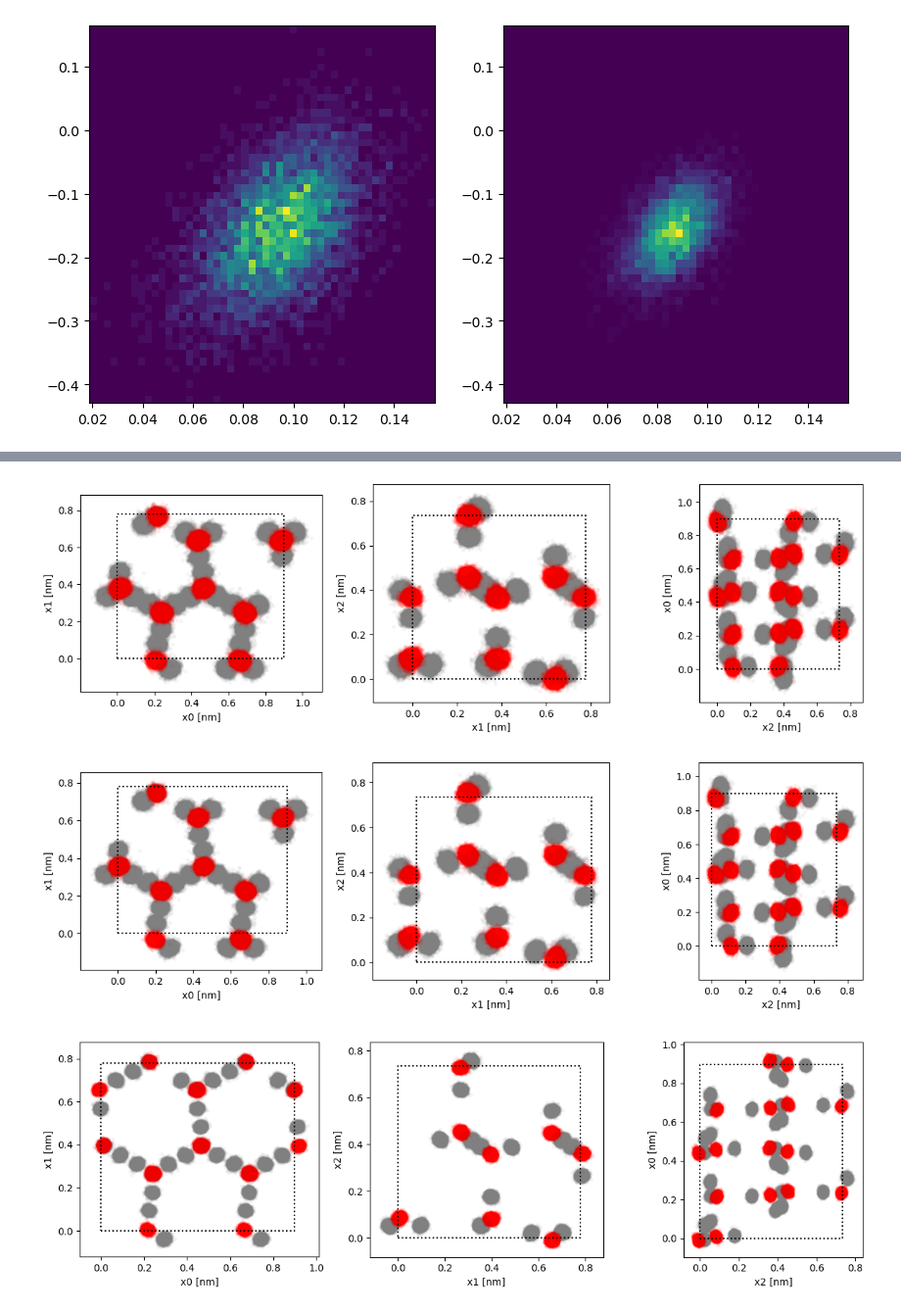
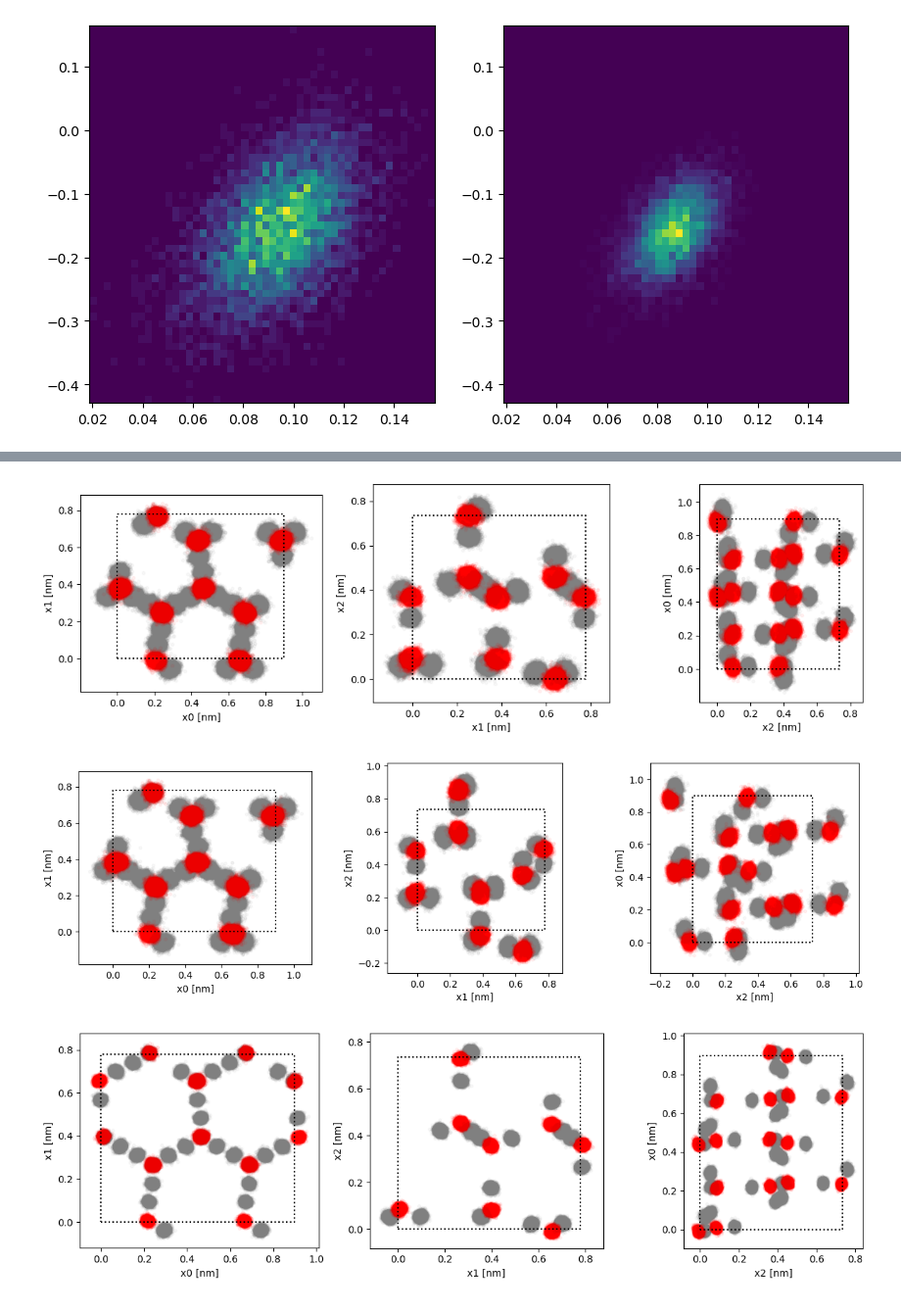
Before and after one commit to noegroup/rigid-flows, a Jupyter notebook: testing_run.ipynb, the cells around one changed output, grey strips where cells are left out. Shown at 98% size. Drawn from its saved outputs; the diff is of its cells as text; code cells hidden in the pictures.

```diff
--- a/testing_run.ipynb
+++ b/testing_run.ipynb
@@ -268,11 +277,12 @@ mapped_k_oxy = jax.vmap(to_rigid)(mapped_tr.obj.pos[:, k]).obj
 unsigned_bg = normalize_quats(mapped_k_oxy.rot, mapped_k_oxy.rot[0])
 # %%
 model.plot_2Dview(base_tr.obj.pos.reshape(-1, model.n_atoms, 3))
-model.plot_2Dview(mapped_tr.obj.pos.reshape(-1, model.n_atoms, 3))
+# model.plot_2Dview(mapped_tr.obj.pos.reshape(-1, model.n_atoms, 3))
+model.plot_2Dview((mapped_tr.obj.pos-mapped_tr.obj.pos.mean(axis=(0,1,2), keepdims=True)+base_tr.obj.pos.mean(axis=(0,1,2), keepdims=True)).reshape(-1, model.n_atoms, 3))
 model.plot_2Dview(target_tr.obj.pos.reshape(-1, model.n_atoms, 3))
 # %% [output]
 [figure]
-[figure, old version]
+[figure, new version]
 [figure]
 # %%
 i = 2
```
Also changed, not shown: parts of 13 cells of this notebook, 9 other files.
